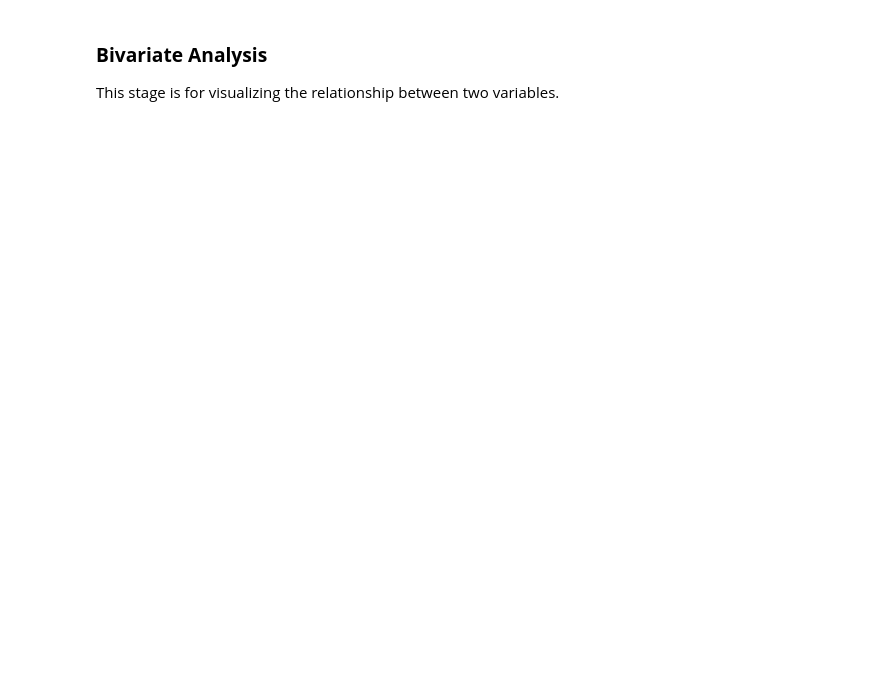
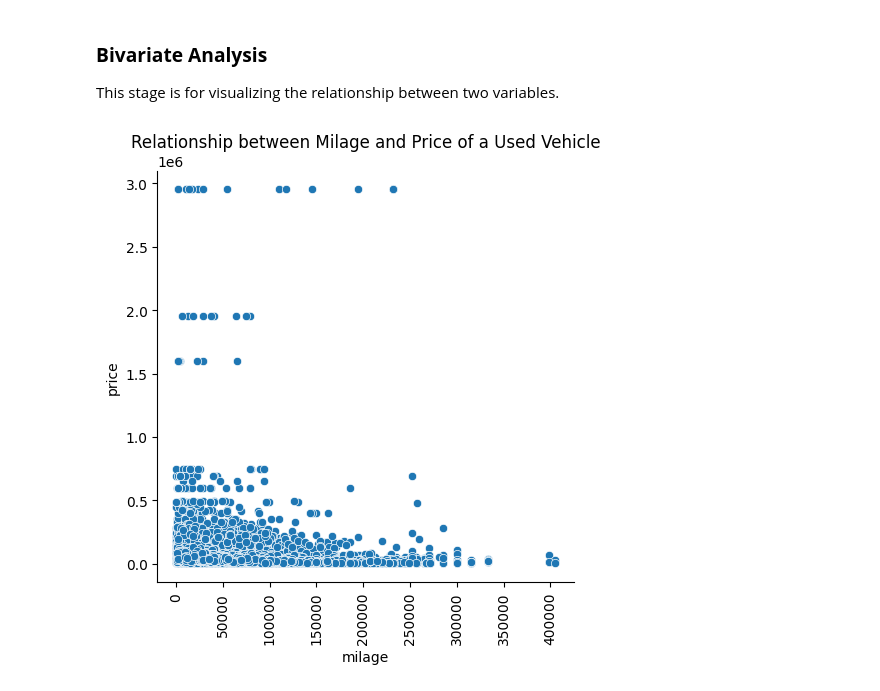
Before and after one commit to Odeyiany2/KaggleX-Skills-Assessment-Challenge, a Jupyter notebook: Used_Car_Prediction.ipynb, the cells around one changed output. Saved outputs shown, nothing was run; the diff lists cells and outputs as text; code cells hidden in the pictures; blank space fills up the shorter version.

```diff
--- a/Used_Car_Prediction.ipynb
+++ b/Used_Car_Prediction.ipynb
@@ -307,3 +312,9 @@ for column in num:
 ### **Bivariate Analysis**
 
 This stage is for visualizing the relationship between two variables.
+# %%
+sns.relplot(data = df_train, x = "milage", y = "price")
+plt.xticks(rotation = 90)
+plt.title("Relationship between Milage and Price of a Used Vehicle");
+# %% [output]
+[figure, added]
```
Also changed, not shown: parts of 10 cells of this notebook.
